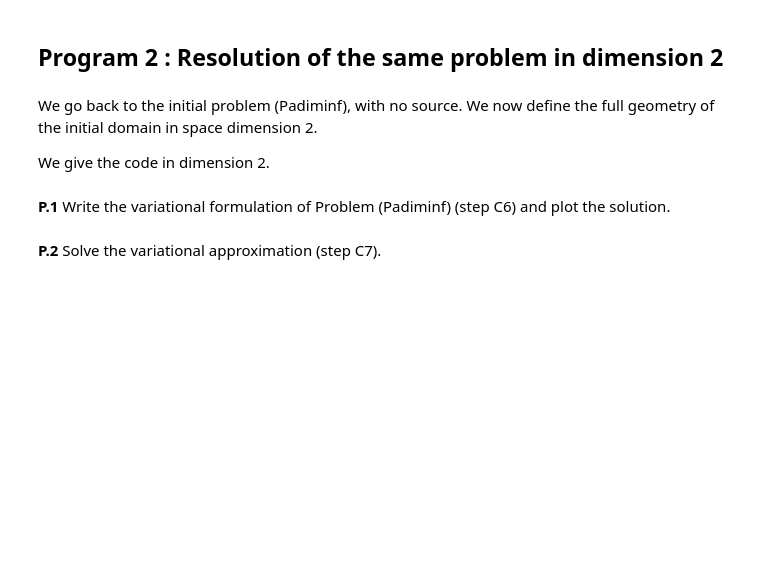
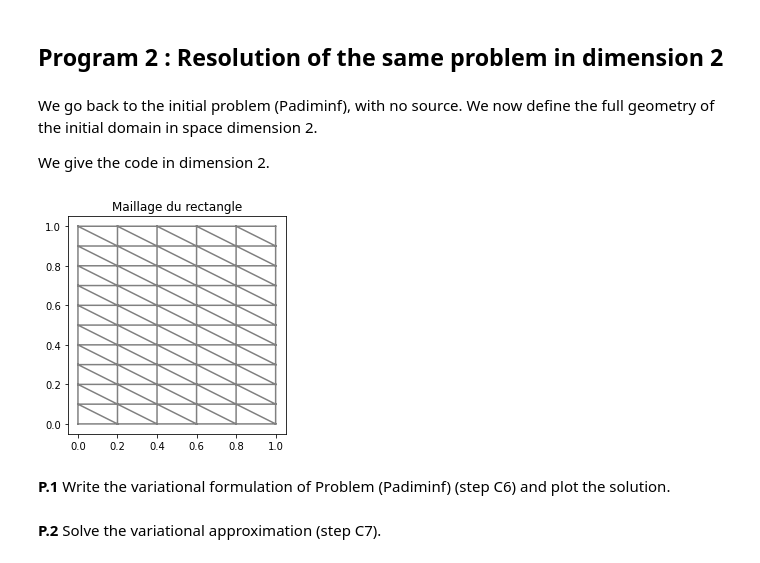
Before and after one commit to lcs27/PDE-CS, a Jupyter notebook: TD/TD6_TD7_EN.ipynb, the cells around one changed output. Drawn from its saved outputs; the diff is of its cells as text; code cells hidden in the pictures; blank space fills up the shorter version.

```diff
--- a/TD/TD6_TD7_EN.ipynb
+++ b/TD/TD6_TD7_EN.ipynb
@@ -281,7 +508,7 @@ We give the code in dimension 2.
 # %%
 #C0
 #from dolfin import *
-#from __future__ import print_function
+from __future__ import print_function
 #from fenics import *
 #import matplotlib.pyplot as plt
 
@@ -296,33 +523,35 @@ Y=1
 
 #C3
 nx2=5
-ny2=5
+ny2=10
 
 mesh2 = RectangleMesh(Point(0.0, 0.0), Point(X, Y), nx2, ny2, diagonal="left")
 
 plt.figure(1)
 plot(mesh2, title="Maillage du rectangle")
 
 #C4
 Hh2 = FunctionSpace(mesh2, 'P', 1)
 
 #C5
 
 def RightEdge2(x, on_boundary):
     return on_boundary and (abs(x[0] - 1) < tol)
 
 reD2 = DirichletBC(Hh2, Constant(1.0), RightEdge2)
 
 class LeftEdge2(SubDomain):
     def inside(self, x, on_boundary):
         return on_boundary and (abs(x[0] - 0) < tol)
 
 leN2 = LeftEdge2()
 
 boundaries2 = MeshFunction("size_t", mesh2, mesh2.topology().dim()-1, 0)
 
 leN2.mark(boundaries2, 1)
 
 ds2 = Measure("ds", domain=mesh2, subdomain_data=boundaries2)
+# %% [output]
+[figure, added]
 # %% [markdown]
 **P.1** Write the variational formulation of Problem (Padiminf) (step C6) and plot the solution.
```
Also changed, not shown: parts of 84 cells of this notebook.
